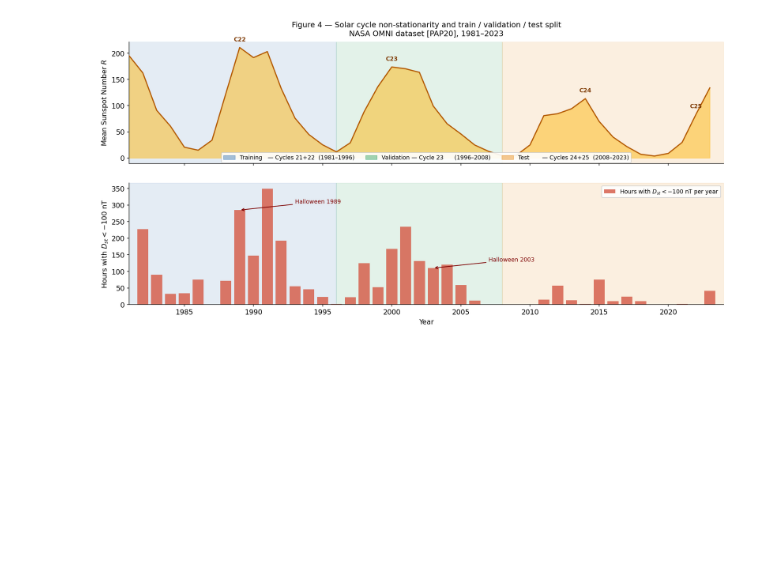
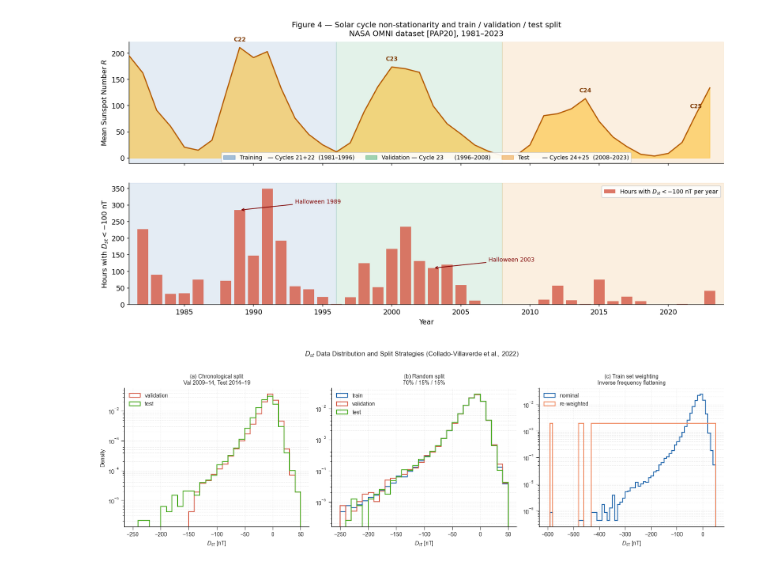
Before and after one commit to RoumenNikolov/cosmic-ray-storm-clean, a Jupyter notebook: imiges_generator.ipynb, the cells around one changed output. Cells and saved outputs as stored; diff of their text form; code cells hidden in the pictures; blank space fills up the shorter version.

```diff
--- a/imiges_generator.ipynb
+++ b/imiges_generator.ipynb
@@ -301,3 +301,100 @@ plt.savefig('images/fig4_solar_cycle.png', dpi=150, bbox_inches='tight')
 plt.show()
 # %% [output]
 [figure]
+# %%
+import numpy as np
+import pandas as pd
+import matplotlib.pyplot as plt
+from scipy.stats import gaussian_kde
+
+# --- Data Preparation ---
+# Filter once to reduce memory overhead during splitting
+
+# Parse column names from fmt file
+col_names = pd.read_fwf('data/input/omni2_6HWKguLfs2.fmt', skiprows=4, header=None)[1].tolist()
+
+# Load data
+df_omni = pd.read_csv('data/input/omni2_6HWKguLfs2.lst', sep=r'\s+', header=None, names=col_names)
+df_omni['datetime'] = pd.to_datetime(
+    df_omni['YEAR'].astype(str) + ' ' +
+    df_omni['DOY'].astype(str) + ' ' +
+    df_omni['Hour'].astype(str), format='%Y %j %H'
+)
+
+# --- Data Preparation ---
+# Filter once to reduce memory overhead during splitting
+mask_period = (df_omni['YEAR'] >= 1990) & (df_omni['YEAR'] < 2020)
+dst_subset = df_omni.loc[mask_period, ['datetime', 'Dst-index, nT', 'YEAR']].dropna()
+dst_vals = dst_subset['Dst-index, nT'].values
+
+# --- Split Strategy (a): Chronological ---
+train_mask = dst_subset['YEAR'] < 2009
+val_mask = (dst_subset['YEAR'] >= 2009) & (dst_subset['datetime'] < '2014-07-01')
+test_mask = dst_subset['datetime'] >= '2014-07-01'
+
+splits_a = {
+    'validation': dst_vals[val_mask],
+    'test': dst_vals[test_mask]
+}
+
+# --- Split Strategy (b): Random ---
+rng = np.random.default_rng(42)
+indices = rng.permutation(len(dst_vals))
+itrain, ival, itest = np.split(indices, [int(0.7*len(dst_vals)), int(0.85*len(dst_vals))])
+
+splits_b = {
+    'train': dst_vals[itrain],
+    'validation': dst_vals[ival],
+    'test': dst_vals[itest]
+}
+
+# --- Weighting Logic (c): Inverse Frequency ---
+train_full = df_omni[df_omni['datetime'] < '2009-01-01']['Dst-index, nT']
+bins_c = np.arange(-600, 60, 10)
+
+# Vectorized frequency weighting
+counts, edges = np.histogram(train_full, bins=bins_c)
+bin_indices = np.clip(np.digitize(train_full, edges) - 1, 0, len(counts) - 1)
+# Add epsilon to avoid division by zero if bins are empty
+weights = 1.0 / np.maximum(counts[bin_indices], 1)
+weights /= weights.mean() # Normalize to keep effective sample size consistent
+
+# --- Optimized Plotting ---
+plt.style.use('seaborn-v0_8-ticks') # Modern aesthetic
+fig, axes = plt.subplots(1, 3, figsize=(16, 5), sharey=False)
+colors = {'train': '#2166ac', 'validation': '#d6604d', 'test': '#4dac26', 'weighted': '#ef8a62'}
+
+def apply_styling(ax, title):
+    ax.set_yscale('log')
+    ax.set_xlabel('$D_{st}$ [nT]')
+    ax.set_title(title, fontsize=10)
+    ax.spines[['top', 'right']].set_visible(False)
+    ax.grid(True, which='both', linestyle='--', alpha=0.3)
+
+# Panel (a)
+for label, data in splits_a.items():
+    axes[0].hist(data, bins=np.arange(-250, 60, 10), density=True,
+                 histtype='step', label=label, color=colors[label], lw=1.6)
+apply_styling(axes[0], '(a) Chronological split\nVal 2009–14, Test 2014–19')
+axes[0].set_ylabel('Density')
+
+# Panel (b)
+for label, data in splits_b.items():
+    axes[1].hist(data, bins=np.arange(-250, 60, 10), density=True,
+                 histtype='step', label=label, color=colors[label], lw=1.6)
+apply_styling(axes[1], '(b) Random split\n70% / 15% / 15%')
+
+# Panel (c)
+axes[2].hist(train_full, bins=bins_c, density=True, histtype='step',
+             label='nominal', color=colors['train'], lw=1.6)
+axes[2].hist(train_full, bins=bins_c, weights=weights, density=True,
+             histtype='step', label='re-weighted', color=colors['weighted'], lw=1.6)
+apply_styling(axes[2], '(c) Train set weighting\nInverse frequency flattening')
+
+for ax in axes: ax.legend(frameon=False)
+plt.suptitle('$D_{st}$ Data Distribution and Split Strategies (Collado-Villaverde et al., 2022)', fontsize=12, y=1.02)
+plt.tight_layout()
+plt.savefig('images/fig_dst_split_distribution.png', dpi=150, bbox_inches='tight')
+plt.show()
+# %% [output]
+[figure, added]
```
Also changed, not shown: 1 other file.
